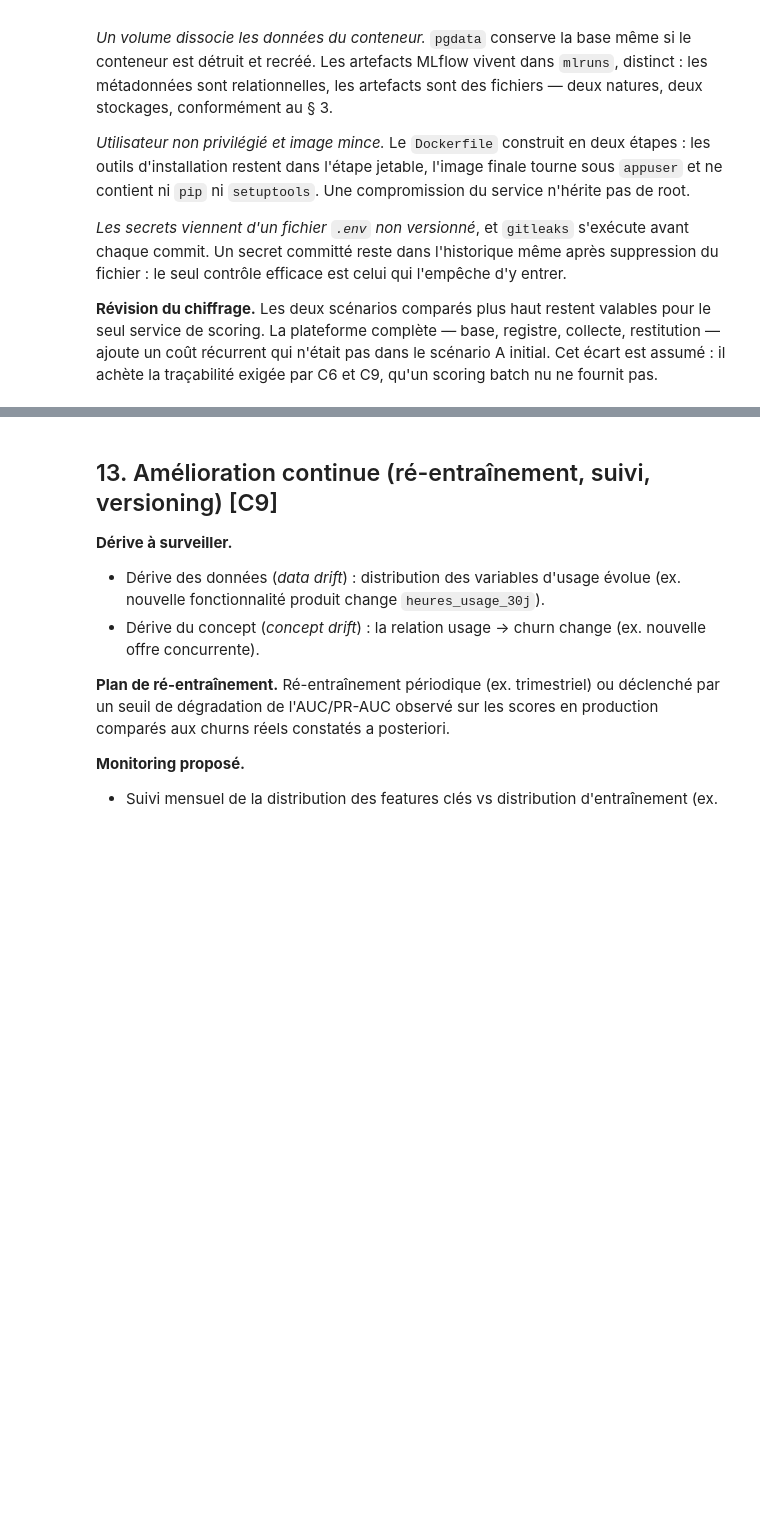
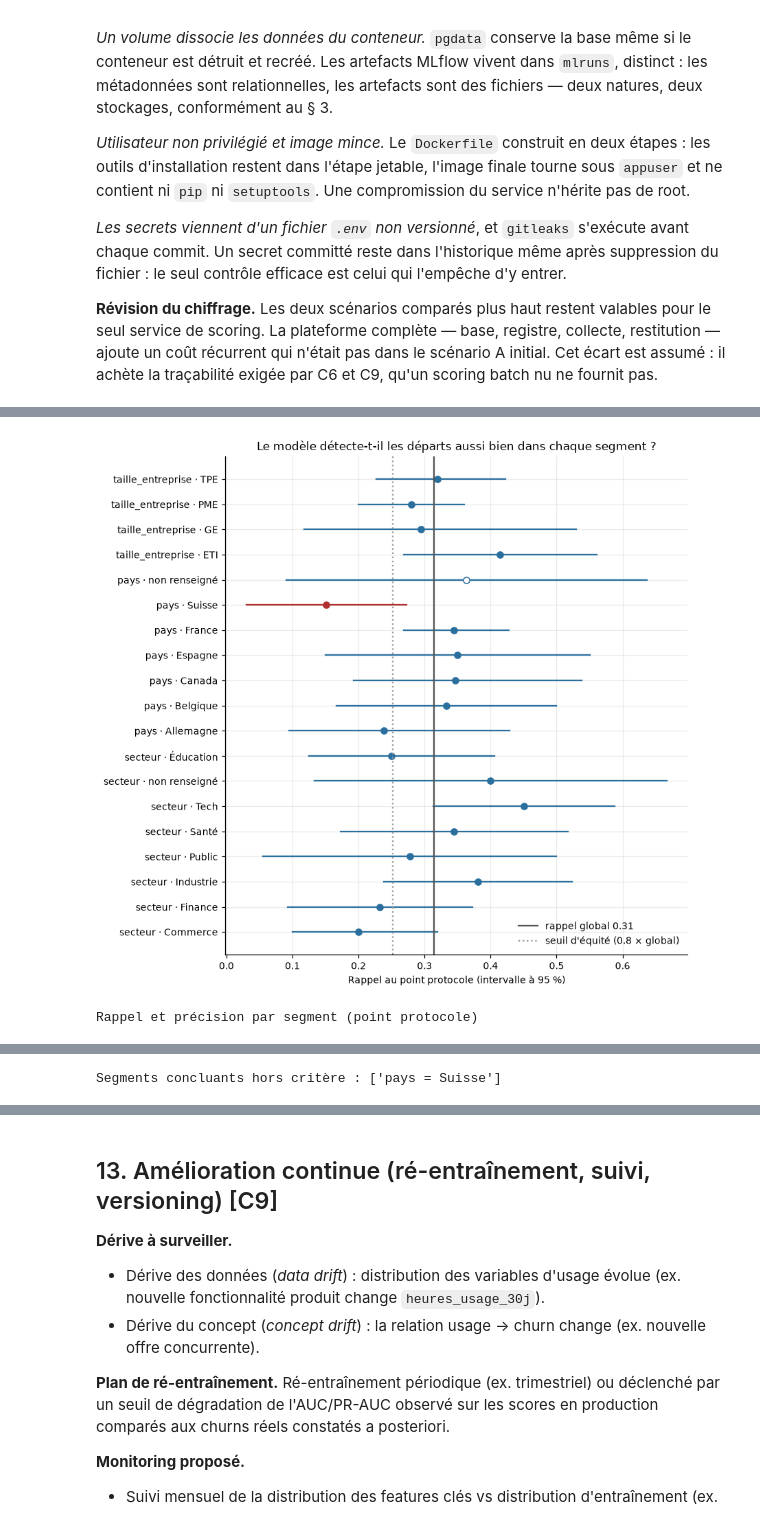
Before and after one commit to air-jaja/ai4me, a Jupyter notebook: notebooks/cas_usage_churn_saas.ipynb, the cells around one changed output, grey strips where cells are left out. Saved outputs shown, nothing was run; the diff lists cells and outputs as text; code cells hidden in the pictures; blank space fills up the shorter version.

```diff
--- a/notebooks/cas_usage_churn_saas.ipynb
+++ b/notebooks/cas_usage_churn_saas.ipynb
@@ -3086,0 +2967,13 @@ TP=88 | MRR moyen comptes détectés à risque=2504.9 € | Revenu mensuel poten
+# %%
+# --- R9: recall by sector, country and company size at the protocol point --------------------------
+from churn_saas.features import tracer_equite
+
+_rappel_global = validation_9["matrices"]["protocole (10 % les plus risqués)"]["rappel"]
+tracer_equite(validation_9["equite"], _rappel_global, config.RATIO_EQUITE)
+plt.show()
+afficher_tableau(pd.DataFrame(validation_9["equite"]).drop(columns=["intervalle du rappel"]),
+                 titre="Rappel et précision par segment (point protocole)")
+print("Segments concluants hors critère :", validation_9["equite_synthese"]["segments concluants hors critère"])
+# %% [output]
+[figure, added]
+Rappel et précision par segment (point protocole)
@@ -3086,0 +2997 @@ TP=88 | MRR moyen comptes détectés à risque=2504.9 € | Revenu mensuel poten
+Segments concluants hors critère : ['pays = Suisse']
```
Also changed, not shown: parts of 24 cells of this notebook, 46 other files.
